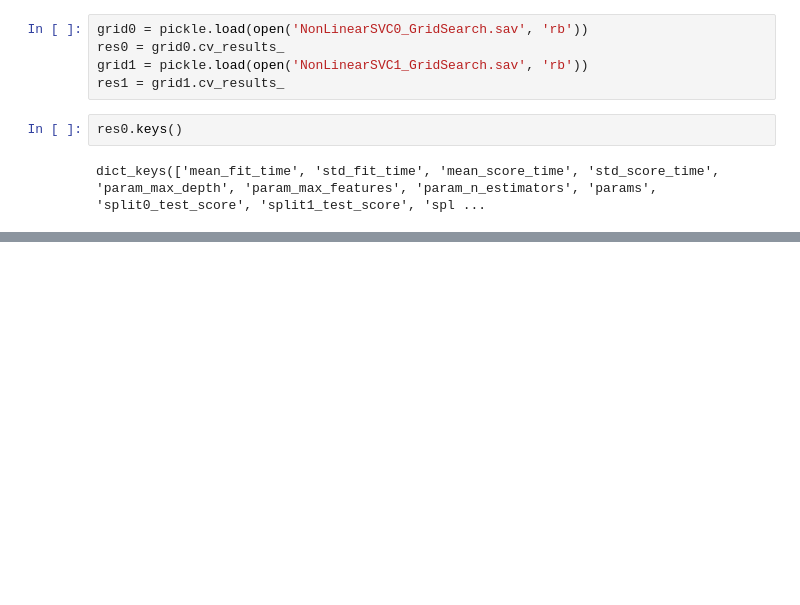
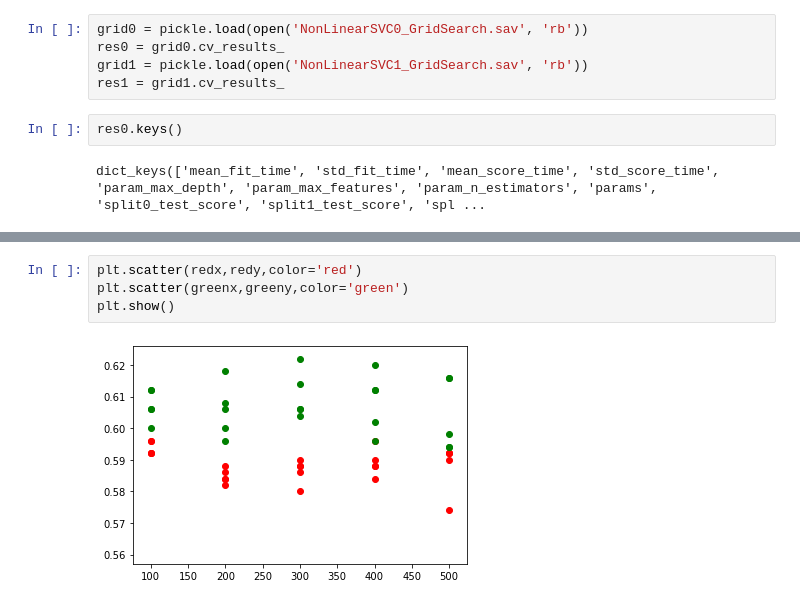
Before and after one commit to bojunyang24/CS4641, a Jupyter notebook: finalproject/testing.ipynb, the cells around one changed output, grey strips where cells are left out. Drawn from its saved outputs; the diff is of its cells as text; blank space fills up the shorter version.

```diff
--- a/finalproject/testing.ipynb
+++ b/finalproject/testing.ipynb
@@ -173,0 +207,6 @@ name[0:len(name)-2]
+# %%
+plt.scatter(redx,redy,color='red')
+plt.scatter(greenx,greeny,color='green')
+plt.show()
+# %% [output]
+[figure, added]
```
Also changed, not shown: parts of 15 cells of this notebook, 18 other files.
